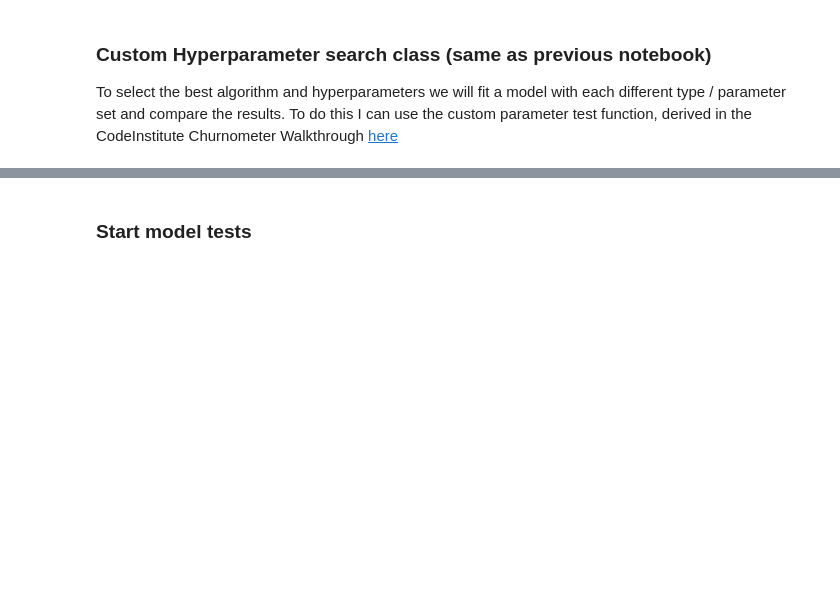
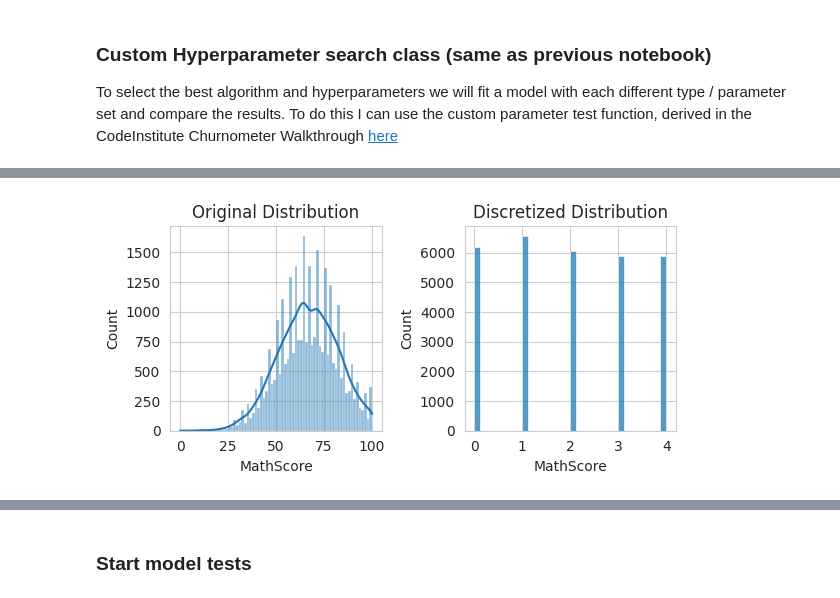
Before and after one commit to A-Hoenig/student-AI, a Jupyter notebook: jupyter_notebooks/NB_8a_math_model_class_5.ipynb, the cells around one changed output, grey strips where cells are left out. Drawn from its saved outputs; the diff is of its cells as text; code cells hidden in the pictures; blank space fills up the shorter version.

```diff
--- a/jupyter_notebooks/NB_8a_math_model_class_5.ipynb
+++ b/jupyter_notebooks/NB_8a_math_model_class_5.ipynb
@@ -319,15 +267,17 @@ df_transformed.head()
 # %%
 plt.figure(figsize=(6, 3))
 
 # Original distribution
 plt.subplot(1, 2, 1)
 sns.histplot(df['MathScore'], bins='auto', kde=True)
 plt.title('Original Distribution')
 
 # Discretized distribution
 plt.subplot(1, 2, 2)
-sns.histplot(df_transformed['MathScore'], bins='auto', kde=False)
+sns.histplot(df_maths_bins['MathScore'], bins='auto', kde=False)
 plt.title('Discretized Distribution')
 
 plt.tight_layout()
 plt.show()
+# %% [output]
+[figure, added]
```
Also changed, not shown: parts of 29 cells of this notebook, 16 other files.
